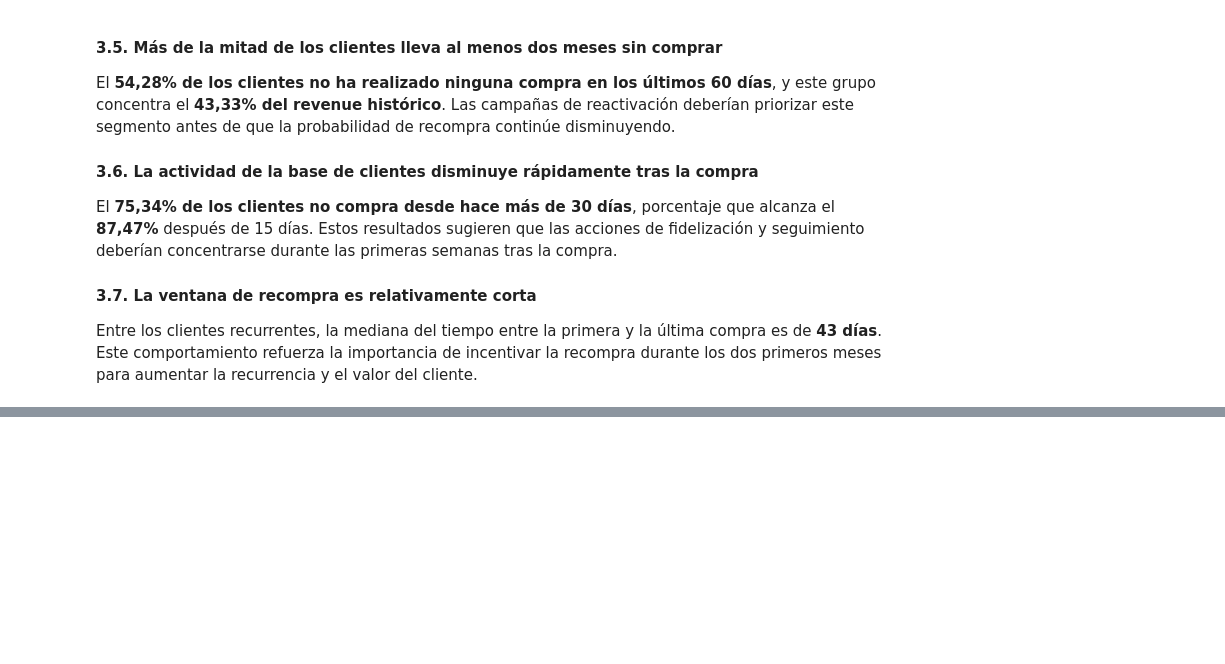
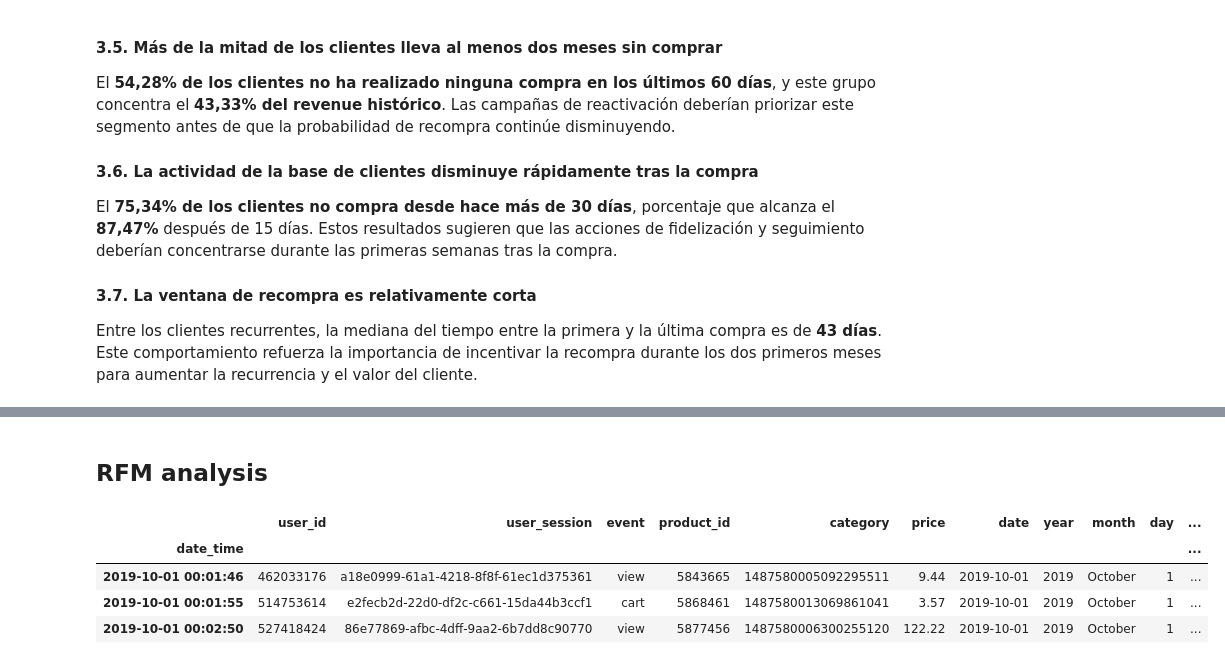
Before and after one commit to jordipsans/ecommerce-growth-analytics, a Jupyter notebook: notebooks/03_AnalisisInsights.ipynb, the cells around one changed output, grey strips where cells are left out. Cells and saved outputs as stored; diff of their text form; code cells hidden in the pictures; blank space fills up the shorter version.

```diff
--- a/notebooks/03_AnalisisInsights.ipynb
+++ b/notebooks/03_AnalisisInsights.ipynb
@@ -881,0 +1084,10 @@ Entre los clientes recurrentes, la mediana del tiempo entre la primera y la últ
+# %% [markdown]
+## RFM analysis
+# %%
+df.head(3)
+# %% [output]
+|  | user_id | user_session | event | product_id | category | price | date | year | month | day | ... |
+| date_time |  |  |  |  |  |  |  |  |  |  | ... |
+| 2019-10-01 00:01:46 | 462033176 | a18e0999-61a1-4218-8f8f-61ec1d375361 | view | 5843665 | 1487580005092295511 | 9.44 | 2019-10-01 | 2019 | October | 1 | ... |
+| 2019-10-01 00:01:55 | 514753614 | e2fecb2d-22d0-df2c-c661-15da44b3ccf1 | cart | 5868461 | 1487580013069861041 | 3.57 | 2019-10-01 | 2019 | October | 1 | ... |
+| 2019-10-01 00:02:50 | 527418424 | 86e77869-afbc-4dff-9aa2-6b7dd8c90770 | view | 5877456 | 1487580006300255120 | 122.22 | 2019-10-01 | 2019 | October | 1 | ... |
```
Also changed, not shown: parts of 40 cells of this notebook, 1 other file.
